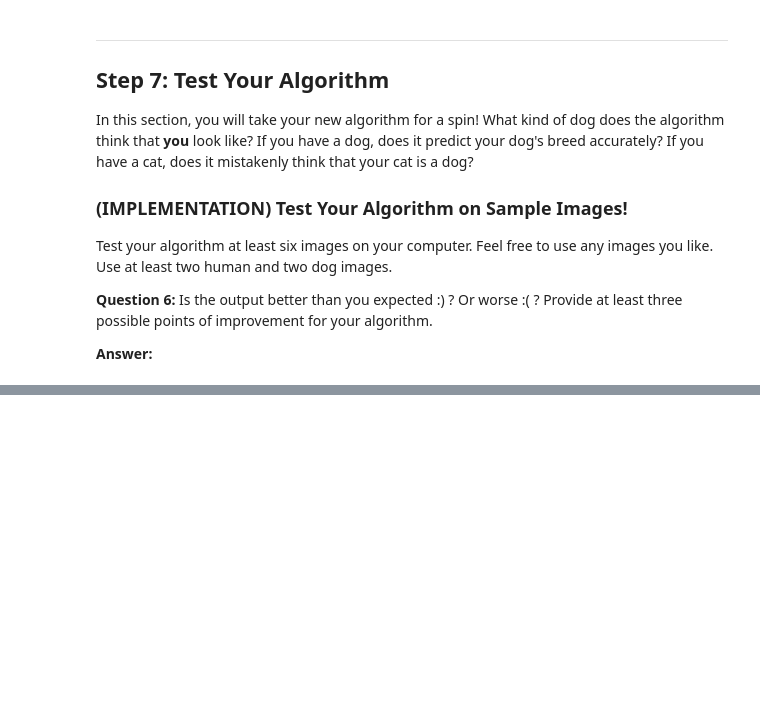
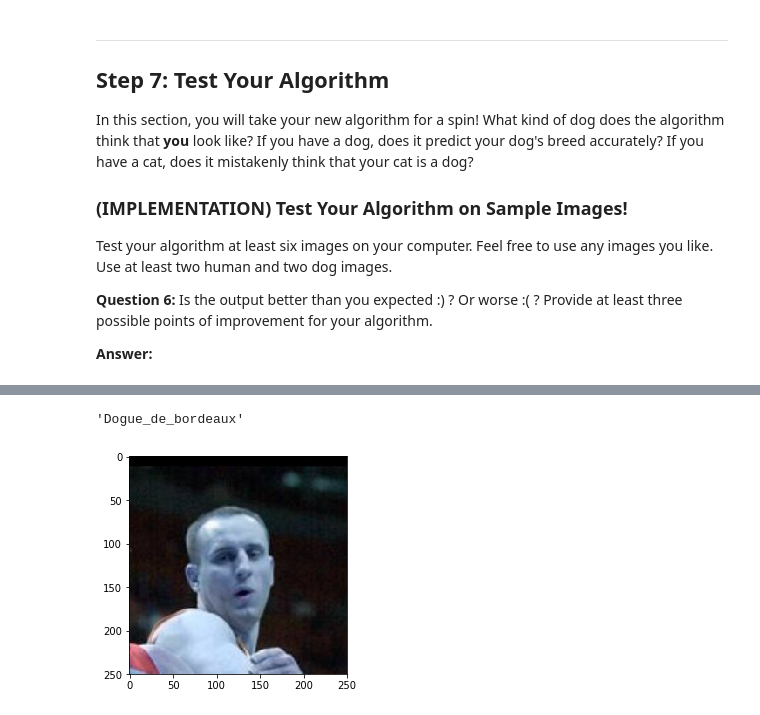
Before and after one commit to srdantas/cnn-dog-classification, a Jupyter notebook: dog_app.ipynb, the cells around one changed output, grey strips where cells are left out. Cells and saved outputs as stored; diff of their text form; code cells hidden in the pictures; blank space fills up the shorter version.

```diff
--- a/dog_app.ipynb
+++ b/dog_app.ipynb
@@ -736,0 +742,6 @@ __Answer:__
+# %%
+plt.imshow(cv2.imread(human_files[2]))
+algoritm(human_files[2])
+# %% [output]
+'Dogue_de_bordeaux'
+[figure, added]
```
Also changed, not shown: parts of 19 cells of this notebook.
